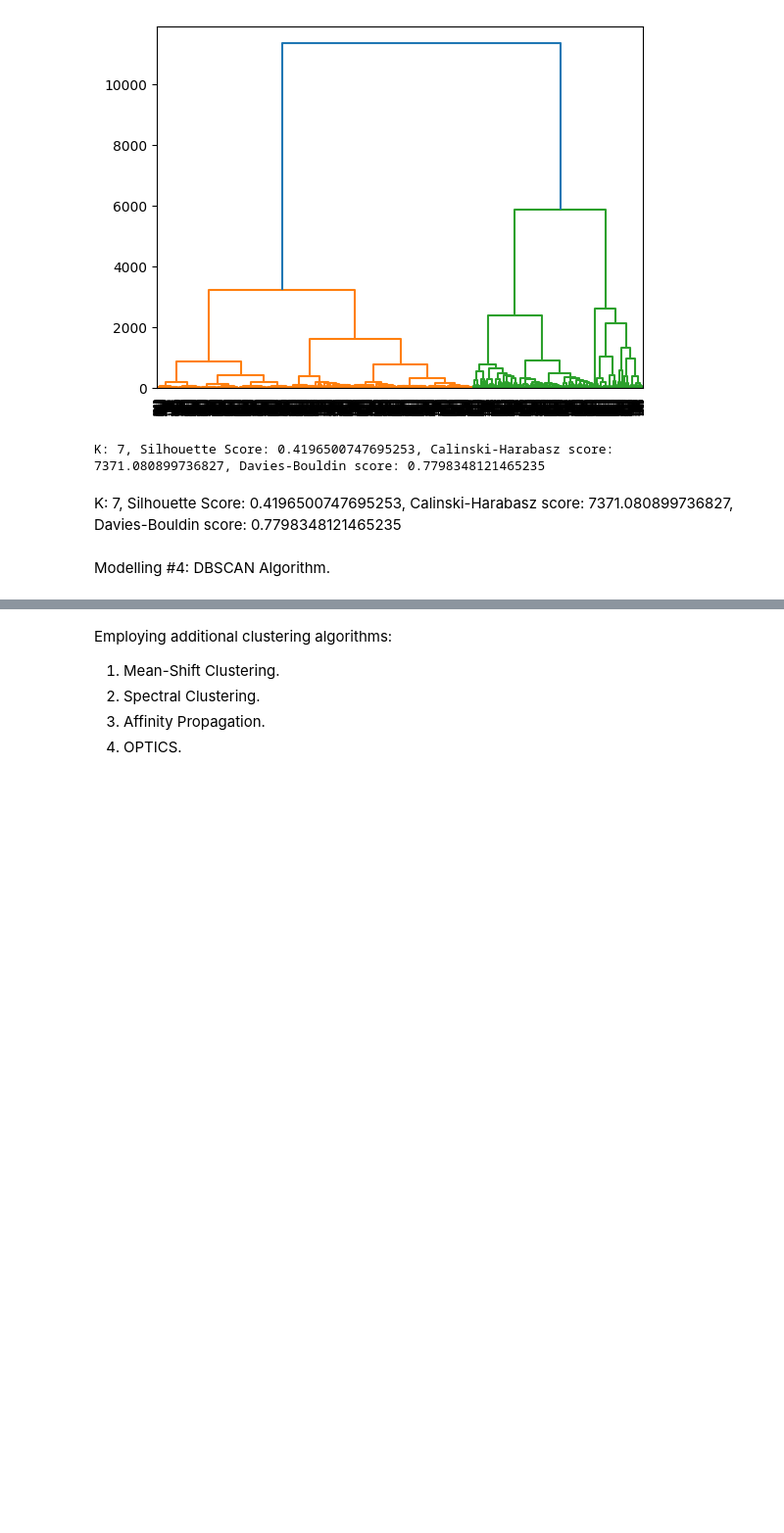
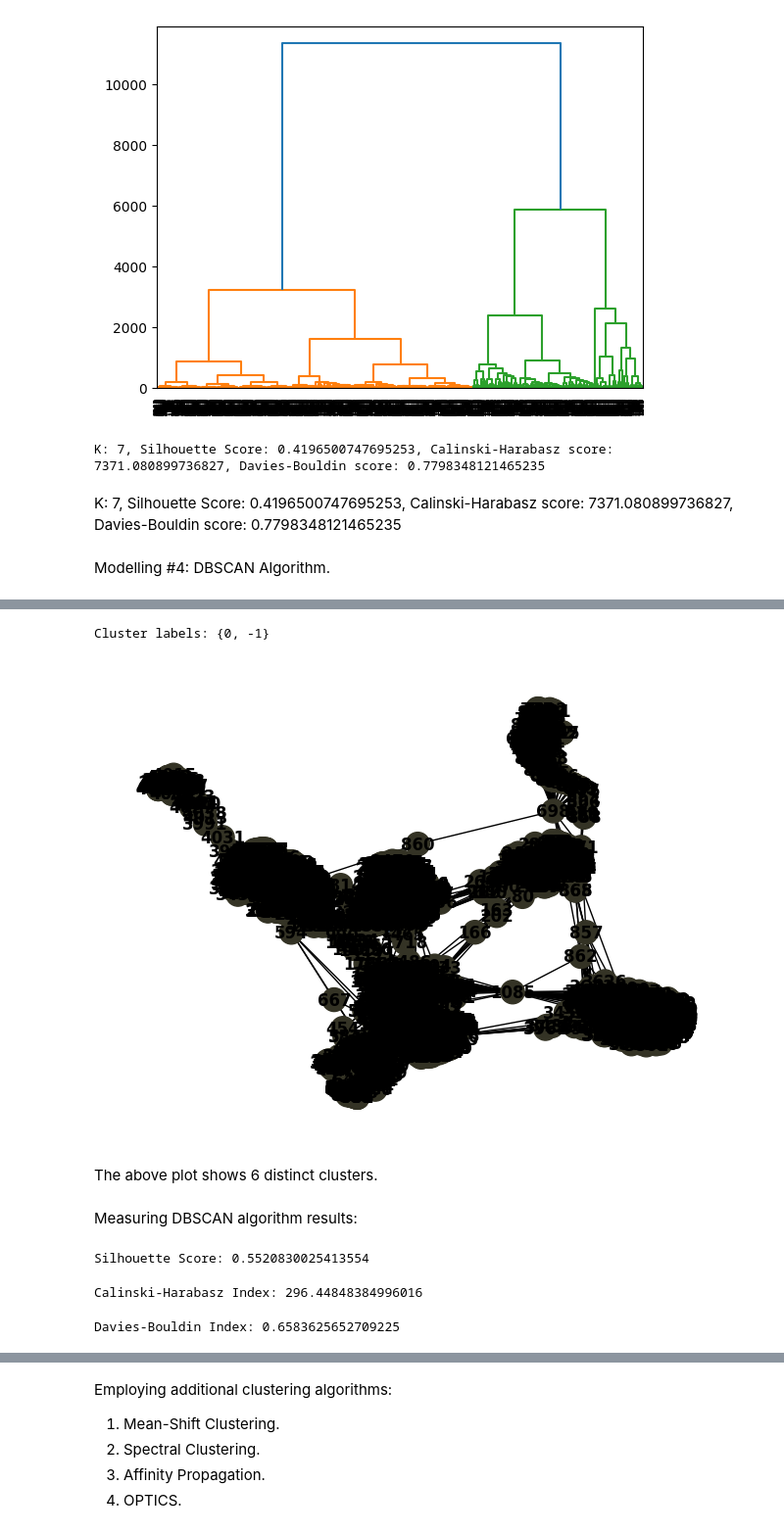
Before and after one commit to umeshrawat/MachineLearning, a Jupyter notebook: Unsupervised_Classification/SocialClusters/src/SocialClustersPyCaret.ipynb, the cells around one changed output, grey strips where cells are left out. Shown at 98% size. Drawn from its saved outputs; the diff is of its cells as text; code cells hidden in the pictures; blank space fills up the shorter version.

```diff
--- a/Unsupervised_Classification/SocialClusters/src/SocialClustersPyCaret.ipynb
+++ b/Unsupervised_Classification/SocialClusters/src/SocialClustersPyCaret.ipynb
@@ -611,0 +585,12 @@ Cluster labels: [-1 -1 -1 ... -1 -1 -1]
+# %%
+from sklearn.metrics import pairwise_distances
+
+# Get the largest connected component for simplicity
+largest_cc = max(nx.connected_components(nx_graph), key=len)
+subgraph = nx_graph.subgraph(largest_cc)
+adj_matrix = nx.to_numpy_array(subgraph)
+
+# If you want to use shortest path distances instead:
+# Fill diagonal with zeros for correct distance calculations
+np.fill_diagonal(adj_matrix, 0)
+distance_matrix = pairwise_distances(adj_matrix, metric='euclidean')
@@ -611,0 +616,51 @@ Cluster labels: [-1 -1 -1 ... -1 -1 -1]
+# %%
+from sklearn.cluster import DBSCAN
+from sklearn.metrics import silhouette_score
+from sklearn.preprocessing import StandardScaler
+import numpy as np
+import pandas as pd
+
+dbscan = DBSCAN(eps=10, min_samples=20, metric="precomputed")
+clusters = dbscan.fit_predict(distance_matrix)
+
+# Print cluster labels
+print("Cluster labels:", set(clusters))
+# %% [output]
+Cluster labels: {0, -1}
+# %%
+import matplotlib.pyplot as plt
+
+# Map the cluster labels to colors for visualization
+color_map = {i: np.random.rand(3,) for i in np.unique(clusters)}
+node_colors = [color_map[label] for label in clusters]
+
+# Draw the graph with node colors based on clusters
+nx.draw(subgraph, node_color=node_colors, with_labels=True, font_weight='bold')
+plt.show()
+# %% [output]
+[figure, added]
+# %% [markdown]
+The above plot shows 6 distinct clusters.
+# %% [markdown]
+Measuring DBSCAN algorithm results:
+# %%
+# Calculate the Silhouette Score
+from sklearn.metrics import calinski_harabasz_score
+from sklearn.metrics import silhouette_score, davies_bouldin_score
+
+score = silhouette_score(distance_matrix, clusters, metric="precomputed")
+print("Silhouette Score:", score)
+# %% [output]
+Silhouette Score: 0.5520830025413554
+# %%
+
+ch_index = calinski_harabasz_score(distance_matrix, clusters)
+print("Calinski-Harabasz Index:", ch_index)
+# %% [output]
+Calinski-Harabasz Index: 296.44848384996016
+# %%
+from sklearn.metrics import davies_bouldin_score
+db_index = davies_bouldin_score(distance_matrix, clusters)
+print("Davies-Bouldin Index:", db_index)
+# %% [output]
+Davies-Bouldin Index: 0.6583625652709225
```
Also changed, not shown: parts of 5 cells of this notebook.
